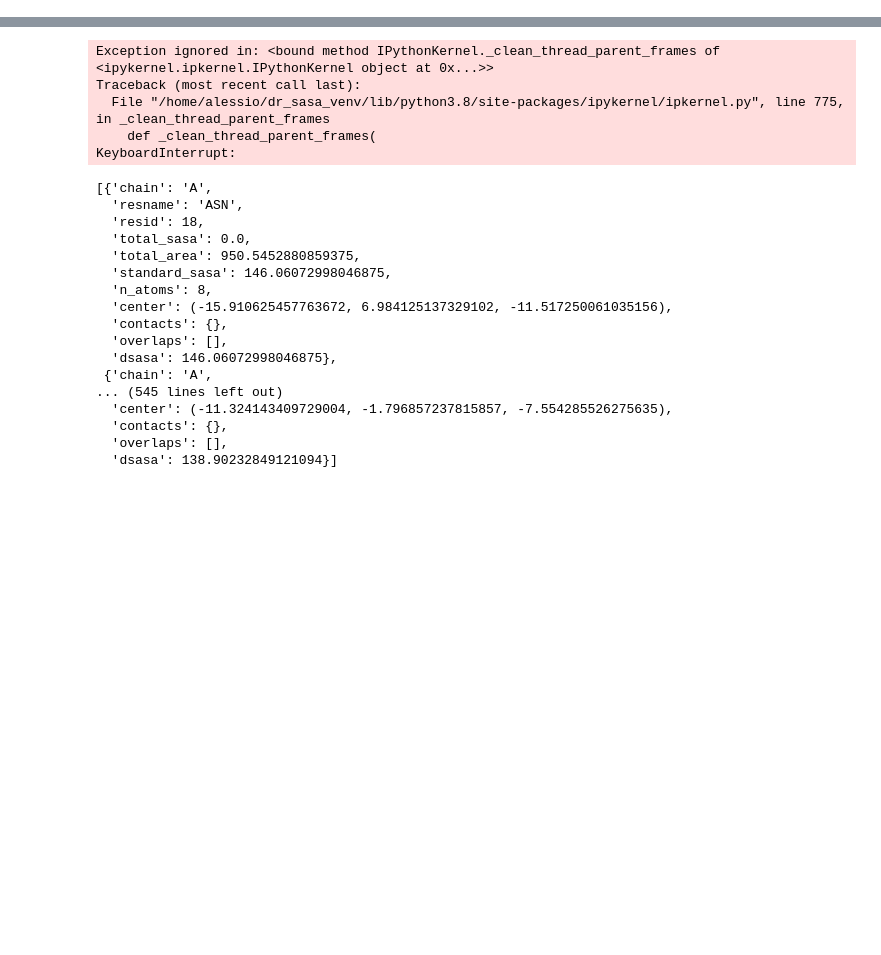
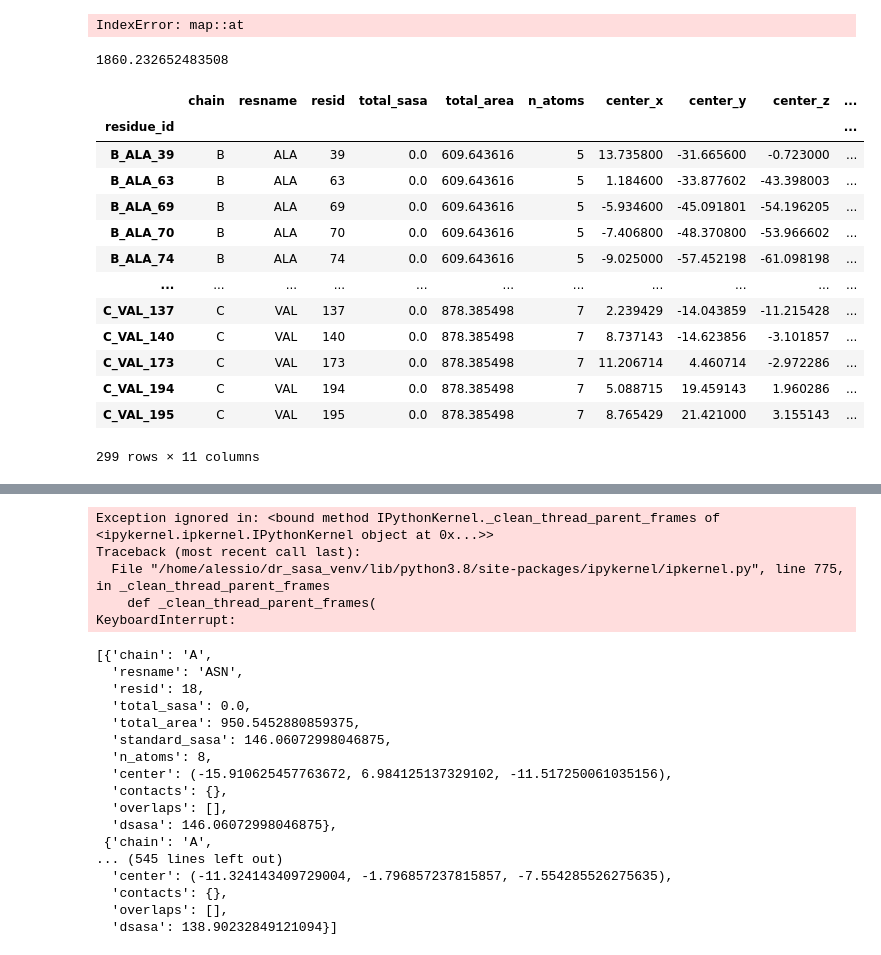
Before and after one commit to mcale6/dr_sasa_python, a Jupyter notebook: examples/test_nb.ipynb, the cells around one changed output, grey strips where cells are left out. Saved outputs shown, nothing was run; the diff lists cells and outputs as text; code cells hidden in the pictures; blank space fills up the shorter version.

```diff
--- a/examples/test_nb.ipynb
+++ b/examples/test_nb.ipynb
@@ -8,3 +8,34 @@ sys.path.append(str("/home/alessio/dr_sasa_python/bindings/python/utils"))
 import dr_sasa_py
 from structure_parser import *
 from utils import convert_to_dataframes
+# %%
+test_pdb = "/home/alessio/dr_sasa_python/tests/data/pred.pdb"
+calc = dr_sasa_py.DecoupledSASA(probe_radius=1.4)
+result = calc.calculate(str(test_pdb), chains=[["B"], ["C"]], include_matrix=True, print_output=True) #SASA = AREA - EXT0  // Total area minus buried area
+# %% [output]
+IndexError: map::at
+# %%
+dfs = convert_to_dataframes(result)
+overlaps = dfs["overlaps"]
+atoms = dfs["atoms"]
+residues = dfs["residues"]
+overlaps.overlap_area.sum()/2 #Interface A/B (A^2):	766.656
+# %% [output]
+1860.232652483508
+# %%
+residues
+# %% [output]
+|  | chain | resname | resid | total_sasa | total_area | n_atoms | center_x | center_y | center_z | ... |
+| residue_id |  |  |  |  |  |  |  |  |  | ... |
+| B_ALA_39 | B | ALA | 39 | 0.0 | 609.643616 | 5 | 13.735800 | -31.665600 | -0.723000 | ... |
+| B_ALA_63 | B | ALA | 63 | 0.0 | 609.643616 | 5 | 1.184600 | -33.877602 | -43.398003 | ... |
+| B_ALA_69 | B | ALA | 69 | 0.0 | 609.643616 | 5 | -5.934600 | -45.091801 | -54.196205 | ... |
+| B_ALA_70 | B | ALA | 70 | 0.0 | 609.643616 | 5 | -7.406800 | -48.370800 | -53.966602 | ... |
+| B_ALA_74 | B | ALA | 74 | 0.0 | 609.643616 | 5 | -9.025000 | -57.452198 | -61.098198 | ... |
+| ... | ... | ... | ... | ... | ... | ... | ... | ... | ... | ... |
+| C_VAL_137 | C | VAL | 137 | 0.0 | 878.385498 | 7 | 2.239429 | -14.043859 | -11.215428 | ... |
+| C_VAL_140 | C | VAL | 140 | 0.0 | 878.385498 | 7 | 8.737143 | -14.623856 | -3.101857 | ... |
+| C_VAL_173 | C | VAL | 173 | 0.0 | 878.385498 | 7 | 11.206714 | 4.460714 | -2.972286 | ... |
+| C_VAL_194 | C | VAL | 194 | 0.0 | 878.385498 | 7 | 5.088715 | 19.459143 | 1.960286 | ... |
+| C_VAL_195 | C | VAL | 195 | 0.0 | 878.385498 | 7 | 8.765429 | 21.421000 | 3.155143 | ... |
+299 rows × 11 columns
```
Also changed, not shown: parts of 7 cells of this notebook, 24 other files.
